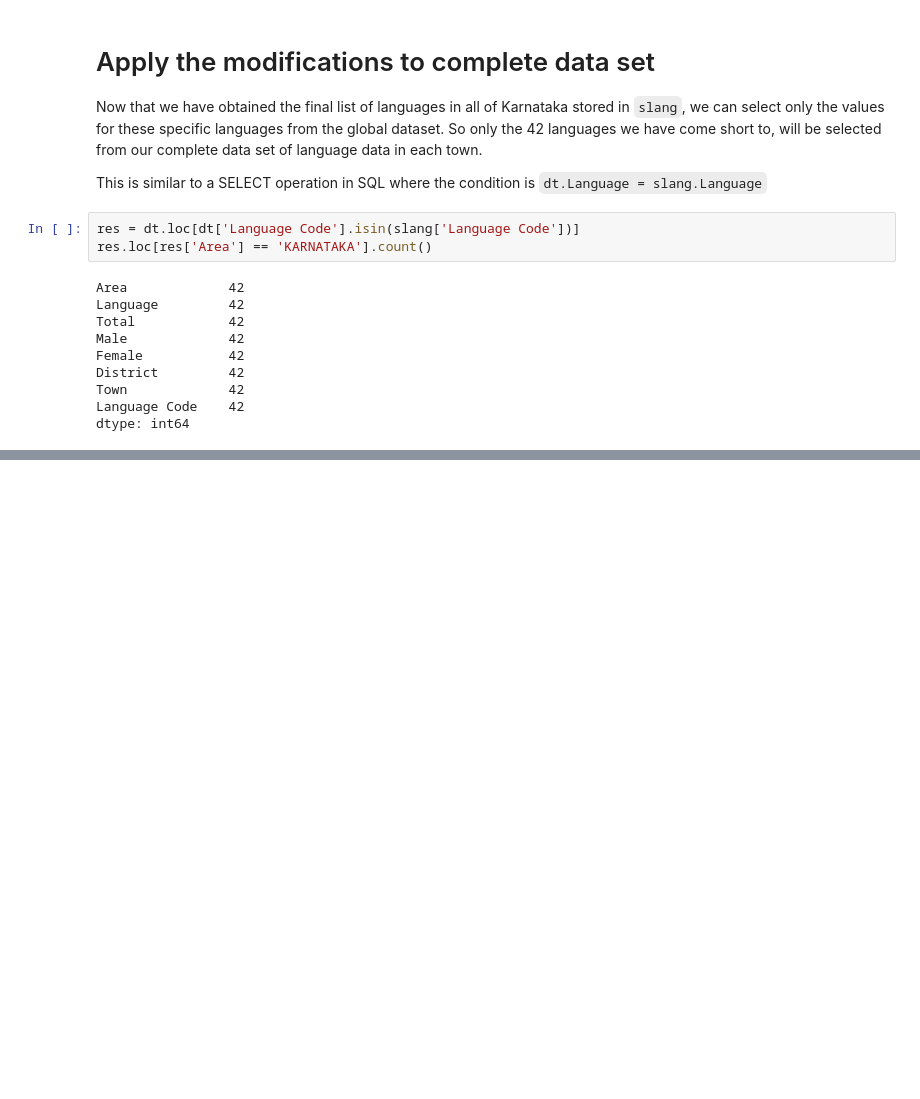
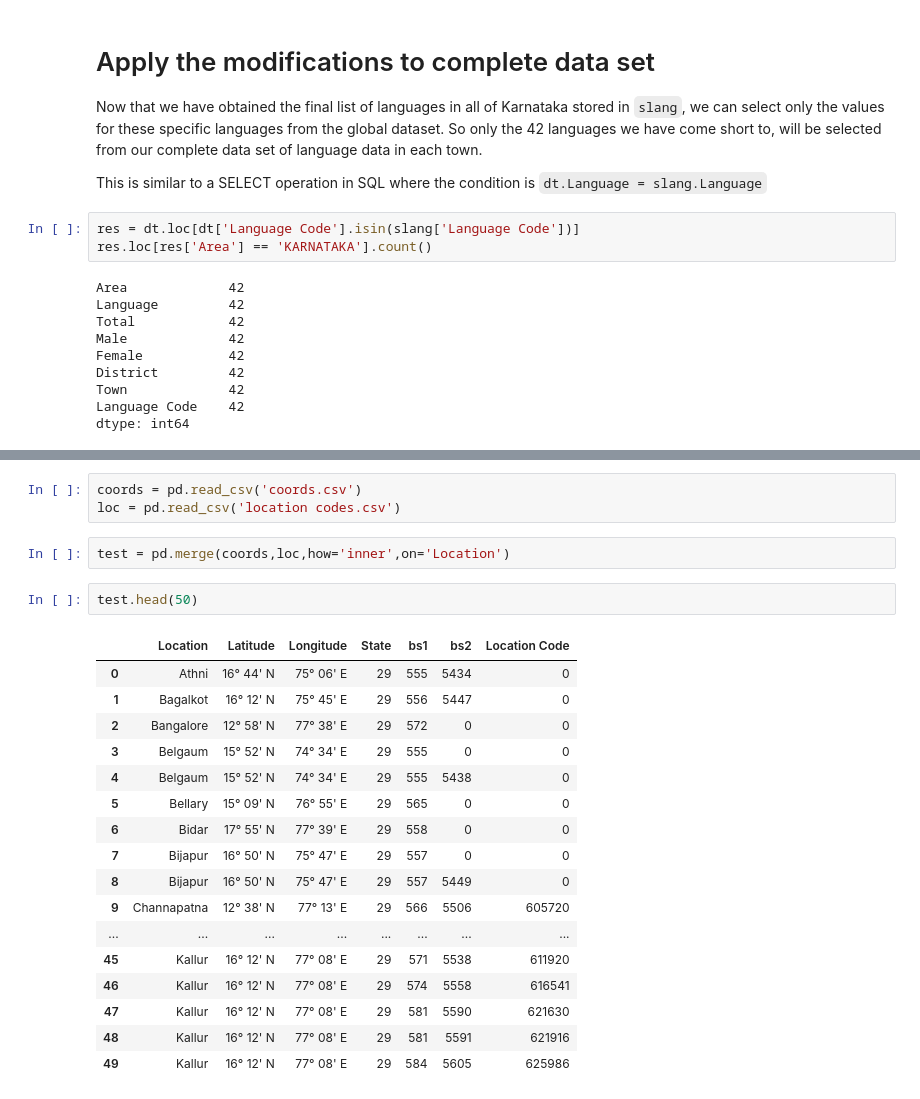
Before and after one commit to tam0w/language-eda, a Jupyter notebook: karnataka.ipynb, the cells around one changed output, grey strips where cells are left out. Cells and saved outputs as stored; diff of their text form; blank space fills up the shorter version.

```diff
--- a/karnataka.ipynb
+++ b/karnataka.ipynb
@@ -268,3 +262,28 @@ res.tail(50)
 | 7008 | Bidadi (CT) | Urdu | 913 | 476 | 437 | 584 | 626186 | 022015 |
 | 7009 | Bidadi (CT) | Coorgi/Kodagu | 8 | 3 | 5 | 584 | 626186 | 037001 |
 | 7010 | Bidadi (CT) | Tulu | 43 | 27 | 16 | 584 | 626186 | 117009 |
+# %%
+coords = pd.read_csv('coords.csv')
+loc = pd.read_csv('location codes.csv')
+# %%
+test = pd.merge(coords,loc,how='inner',on='Location')
+# %%
+test.head(50)
+# %% [output]
+|  | Location | Latitude | Longitude | State | bs1 | bs2 | Location Code |
+| 0 | Athni | 16° 44' N | 75° 06' E | 29 | 555 | 5434 | 0 |
+| 1 | Bagalkot | 16° 12' N | 75° 45' E | 29 | 556 | 5447 | 0 |
+| 2 | Bangalore | 12° 58' N | 77° 38' E | 29 | 572 | 0 | 0 |
+| 3 | Belgaum | 15° 52' N | 74° 34' E | 29 | 555 | 0 | 0 |
+| 4 | Belgaum | 15° 52' N | 74° 34' E | 29 | 555 | 5438 | 0 |
+| 5 | Bellary | 15° 09' N | 76° 55' E | 29 | 565 | 0 | 0 |
+| 6 | Bidar | 17° 55' N | 77° 39' E | 29 | 558 | 0 | 0 |
+| 7 | Bijapur | 16° 50' N | 75° 47' E | 29 | 557 | 0 | 0 |
+| 8 | Bijapur | 16° 50' N | 75° 47' E | 29 | 557 | 5449 | 0 |
+| 9 | Channapatna | 12° 38' N | 77° 13' E | 29 | 566 | 5506 | 605720 |
+| ... | ... | ... | ... | ... | ... | ... | ... |
+| 45 | Kallur | 16° 12' N | 77° 08' E | 29 | 571 | 5538 | 611920 |
+| 46 | Kallur | 16° 12' N | 77° 08' E | 29 | 574 | 5558 | 616541 |
+| 47 | Kallur | 16° 12' N | 77° 08' E | 29 | 581 | 5590 | 621630 |
+| 48 | Kallur | 16° 12' N | 77° 08' E | 29 | 581 | 5591 | 621916 |
+| 49 | Kallur | 16° 12' N | 77° 08' E | 29 | 584 | 5605 | 625986 |
```
Also changed, not shown: parts of 1 cell of this notebook, 1 other file.
